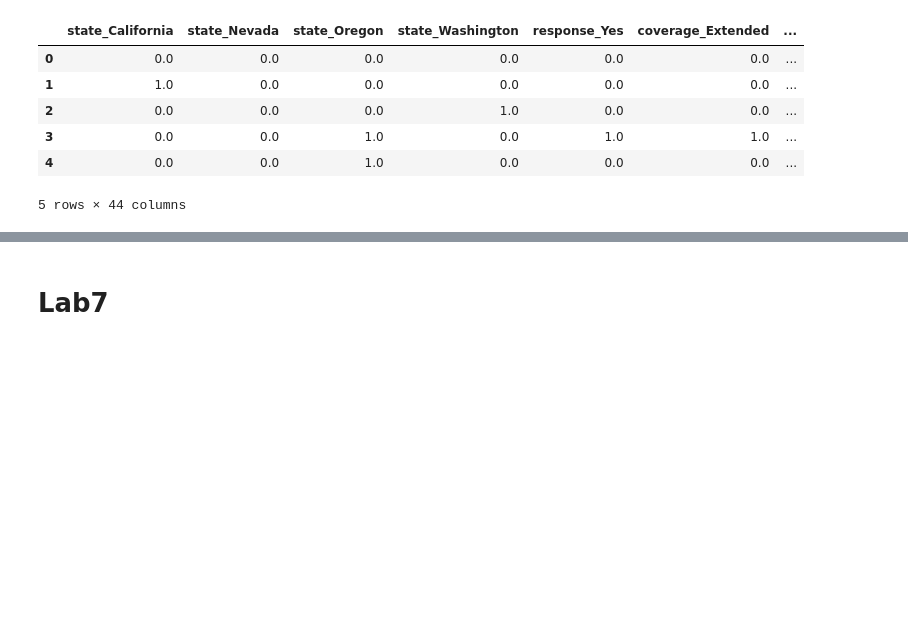
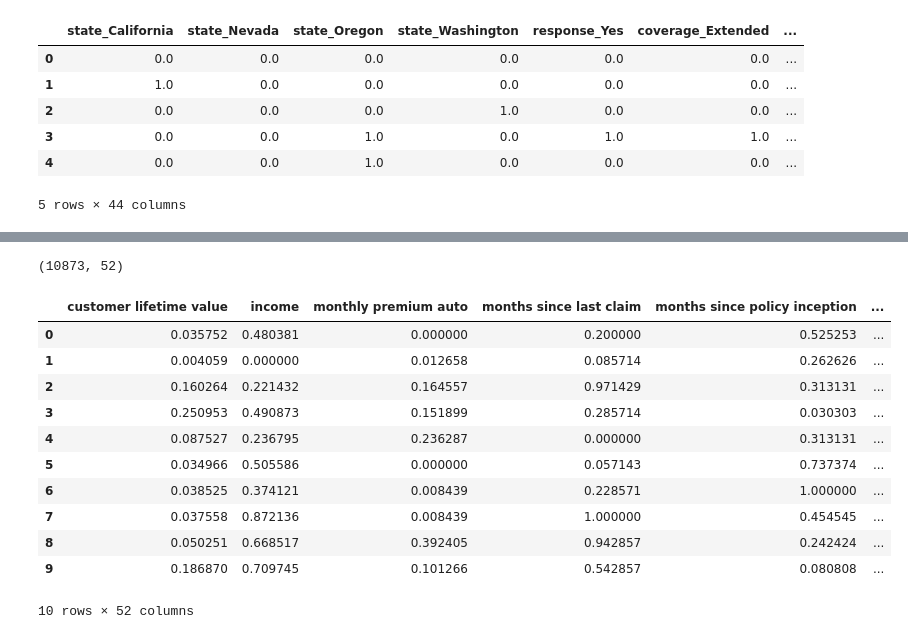
Before and after one commit to Rozayf/lab-customer-analysis-round-2, a Jupyter notebook: files_for_lab/csv_files/Lab_CA2&3&4&5&6.ipynb, the cells around one changed output, grey strips where cells are left out. Saved outputs shown, nothing was run; the diff lists cells and outputs as text; code cells hidden in the pictures; blank space fills up the shorter version.

```diff
--- a/files_for_lab/csv_files/Lab_CA2&3&4&5&6.ipynb
+++ b/files_for_lab/csv_files/Lab_CA2&3&4&5&6.ipynb
@@ -881,2 +862,0 @@ X_catnum
-# %% [markdown]
-# Lab7
@@ -882,0 +865,22 @@ X_catnum
+# %%
+X_catnum
+X_catnum.shape
+# %% [output]
+(10873, 52)
+# %%
+X = X_catnum ## X is now the normalised and encoded
+# %%
+X.head(10)
+# %% [output]
+|  | customer lifetime value | income | monthly premium auto | months since last claim | months since policy inception | ... |
+| 0 | 0.035752 | 0.480381 | 0.000000 | 0.200000 | 0.525253 | ... |
+| 1 | 0.004059 | 0.000000 | 0.012658 | 0.085714 | 0.262626 | ... |
+| 2 | 0.160264 | 0.221432 | 0.164557 | 0.971429 | 0.313131 | ... |
+| 3 | 0.250953 | 0.490873 | 0.151899 | 0.285714 | 0.030303 | ... |
+| 4 | 0.087527 | 0.236795 | 0.236287 | 0.000000 | 0.313131 | ... |
+| 5 | 0.034966 | 0.505586 | 0.000000 | 0.057143 | 0.737374 | ... |
+| 6 | 0.038525 | 0.374121 | 0.008439 | 0.228571 | 1.000000 | ... |
+| 7 | 0.037558 | 0.872136 | 0.008439 | 1.000000 | 0.454545 | ... |
+| 8 | 0.050251 | 0.668517 | 0.392405 | 0.942857 | 0.242424 | ... |
+| 9 | 0.186870 | 0.709745 | 0.101266 | 0.542857 | 0.080808 | ... |
+10 rows × 52 columns
```
Also changed, not shown: parts of 17 cells of this notebook, 1 other file.
